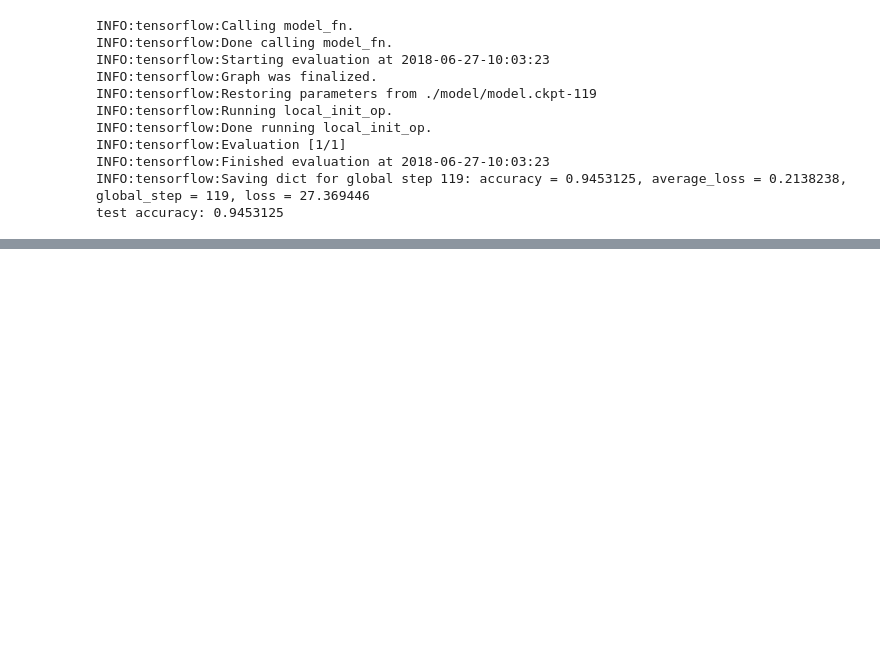
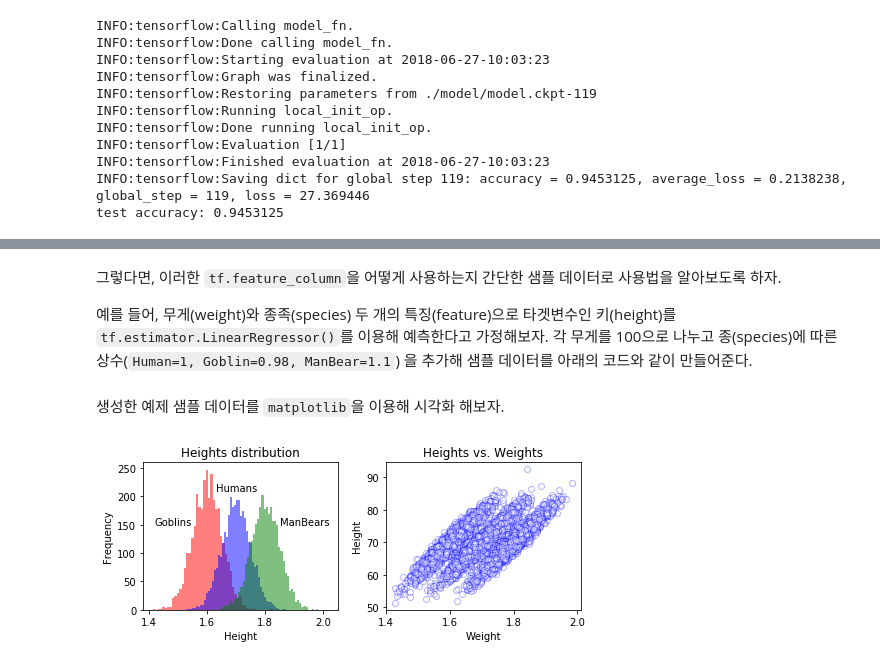
Before and after one commit to ExcelsiorCJH/LearningTensorFlow, a Jupyter notebook: Chap07-TF_Abstractions/Chap07-TF_Abstractions.ipynb, the cells around one changed output, grey strips where cells are left out. Drawn from its saved outputs; the diff is of its cells as text; code cells hidden in the pictures; blank space fills up the shorter version.

Commit message:
tf.estimator 공부중

```diff
--- a/Chap07-TF_Abstractions/Chap07-TF_Abstractions.ipynb
+++ b/Chap07-TF_Abstractions/Chap07-TF_Abstractions.ipynb
@@ -266,0 +277,54 @@ test accuracy: 0.9453125
+# %% [markdown]
+그렇다면, 이러한 `tf.feature_column`을 어떻게 사용하는지 간단한 샘플 데이터로 사용법을 알아보도록 하자.
+
+예를 들어, 무게(weight)와 종족(species) 두 개의 특징(feature)으로 타겟변수인 키(height)를 `tf.estimator.LinearRegressor()`를 이용해 예측한다고 가정해보자. 각 무게를 100으로 나누고 종(species)에 따른 상수(`Human=1, Goblin=0.98, ManBear=1.1`) 을 추가해 샘플 데이터를 아래의 코드와 같이 만들어준다.
+# %%
+# Generate example categorical data
+import numpy as np
+import pandas as pd
+
+N = 10000
+weight = np.random.randn(N)*5 + 70
+spec_id = np.random.randint(0, 3, N)
+bias = [0.9, 1, 1.1]
+height = np.array([weight[i]/100 + bias[b] for i, b in enumerate(spec_id)])
+spec_name = ['Goblin', 'Human', 'ManBears']
+spec = [spec_name[s] for s in spec_id]
+# %% [markdown]
+생성한 예제 샘플 데이터를 `matplotlib`을 이용해 시각화 해보자.
+# %%
+# plot and create data frame
+%matplotlib inline
+import matplotlib.pyplot as plt
+
+colors = ['r','b','g']
+f,axarr = plt.subplots(1,2,figsize = [7,3])
+ax = axarr[0]
+for ii in range(3):
+    ax.hist(height[spec_id == ii],50,color=colors[ii],alpha=0.5)
+    ax.set_xlabel('Height')
+    ax.set_ylabel('Frequency')
+    ax.set_title('Heights distribution')
+
+height = height + np.random.randn(N)*0.015
+ax.text(1.42,150,'Goblins')
+ax.text(1.63,210,'Humans')
+ax.text(1.85,150,'ManBears')
+
+ax.set_ylim([0,260])
+ax.set_xlim([1.38,2.05])
+
+df = pd.DataFrame({'Species':spec,'Weight':weight,'Height':height})
+
+ax = axarr[1]
+ax.plot(df['Height'],df['Weight'],'o',alpha=0.3,mfc='w',mec='b')
+ax.set_xlabel('Weight')
+ax.set_ylabel('Height')
+ax.set_title('Heights vs. Weights')
+
+plt.tight_layout()
+plt.savefig('test.png', bbox_inches='tight', format='png', dpi=300)
+
+plt.show()
+# %% [output]
+[figure, added]
```
Also changed, not shown: parts of 6 cells of this notebook, 4 other files.
